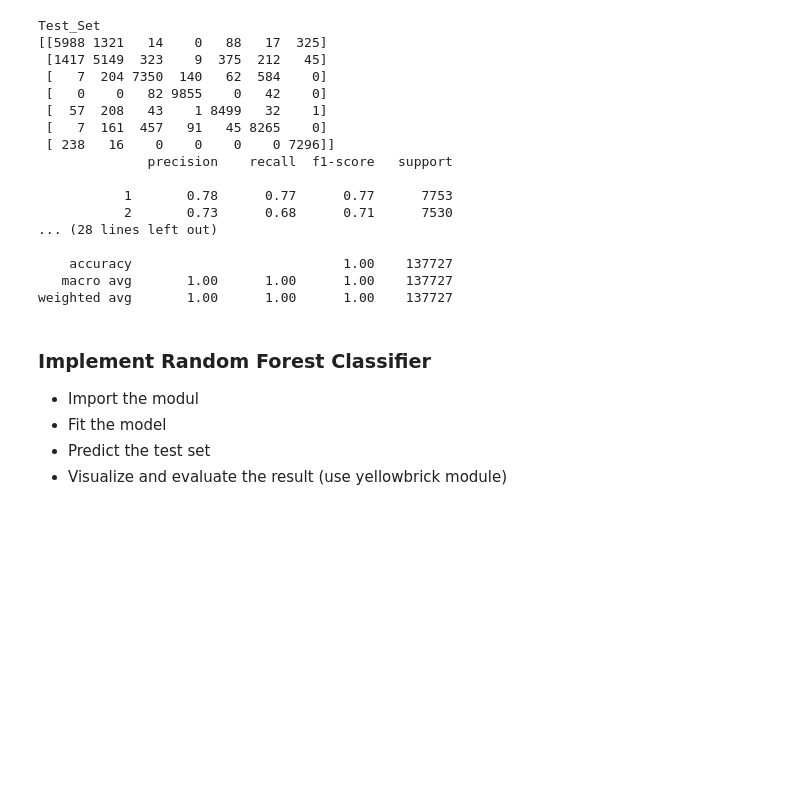
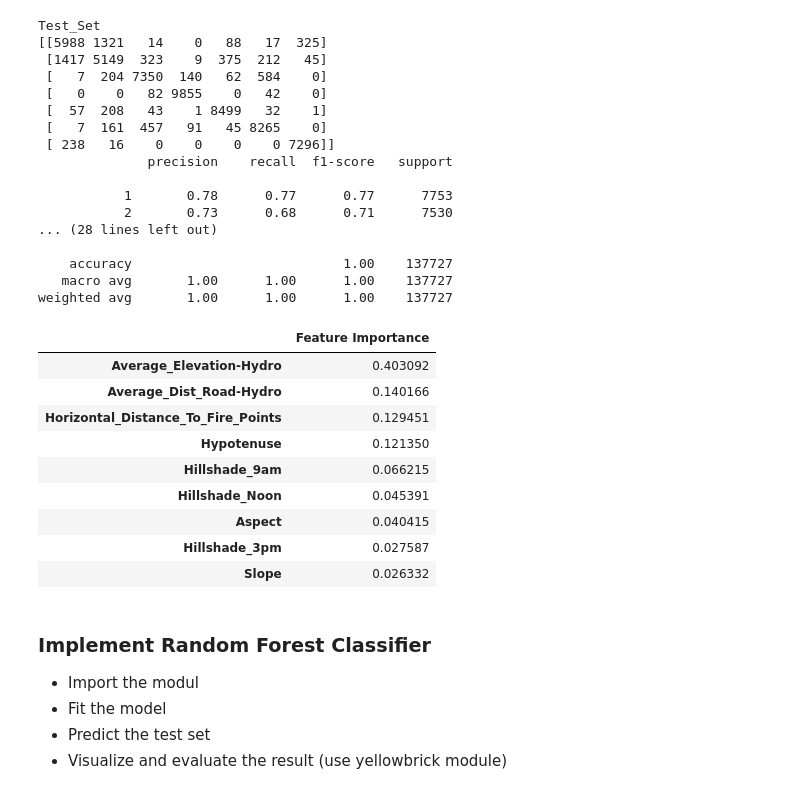
Before and after one commit to yasir5008/DS_-_ITF_Just_Working_Directory, a Jupyter notebook: ML/assignments/Tree_Types_Prediction_Classification_student.ipynb, the cells around one changed output. Cells and saved outputs as stored; diff of their text form; code cells hidden in the pictures; blank space fills up the shorter version.

```diff
--- a/ML/assignments/Tree_Types_Prediction_Classification_student.ipynb
+++ b/ML/assignments/Tree_Types_Prediction_Classification_student.ipynb
@@ -465,6 +465,21 @@ Test_Set
     accuracy                           1.00    137727
    macro avg       1.00      1.00      1.00    137727
 weighted avg       1.00      1.00      1.00    137727
+# %%
+dt_feature_imp = pd.DataFrame(index = X.columns, data = dt_model.feature_importances_,
+                              columns = ["Feature Importance"]).sort_values("Feature Importance", ascending = False)
+dt_feature_imp
+# %% [output]
+|  | Feature Importance |
+| Average_Elevation-Hydro | 0.403092 |
+| Average_Dist_Road-Hydro | 0.140166 |
+| Horizontal_Distance_To_Fire_Points | 0.129451 |
+| Hypotenuse | 0.121350 |
+| Hillshade_9am | 0.066215 |
+| Hillshade_Noon | 0.045391 |
+| Aspect | 0.040415 |
+| Hillshade_3pm | 0.027587 |
+| Slope | 0.026332 |
 # %% [markdown]
 ### Implement Random Forest Classifier
 - Import the modul
```
Also changed, not shown: parts of 6 cells of this notebook.
